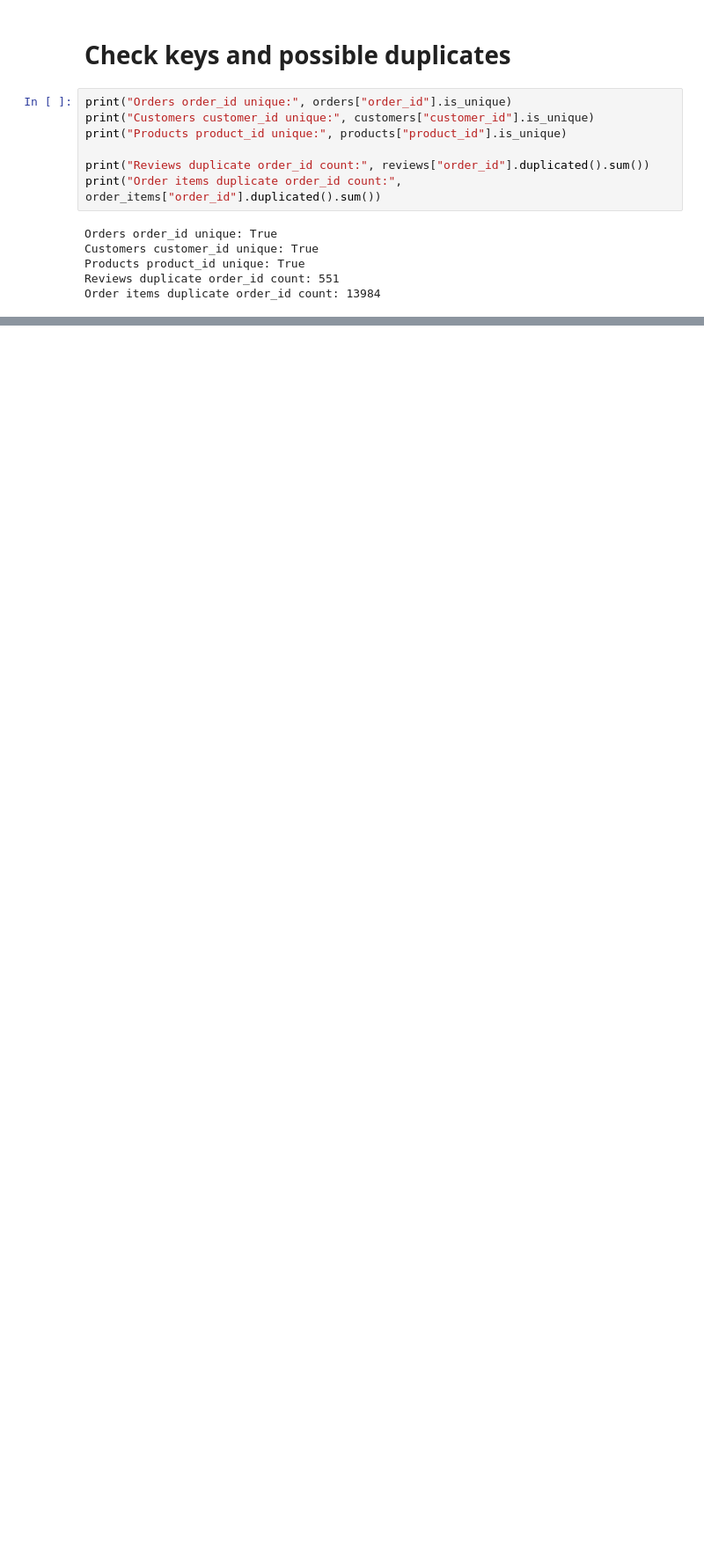
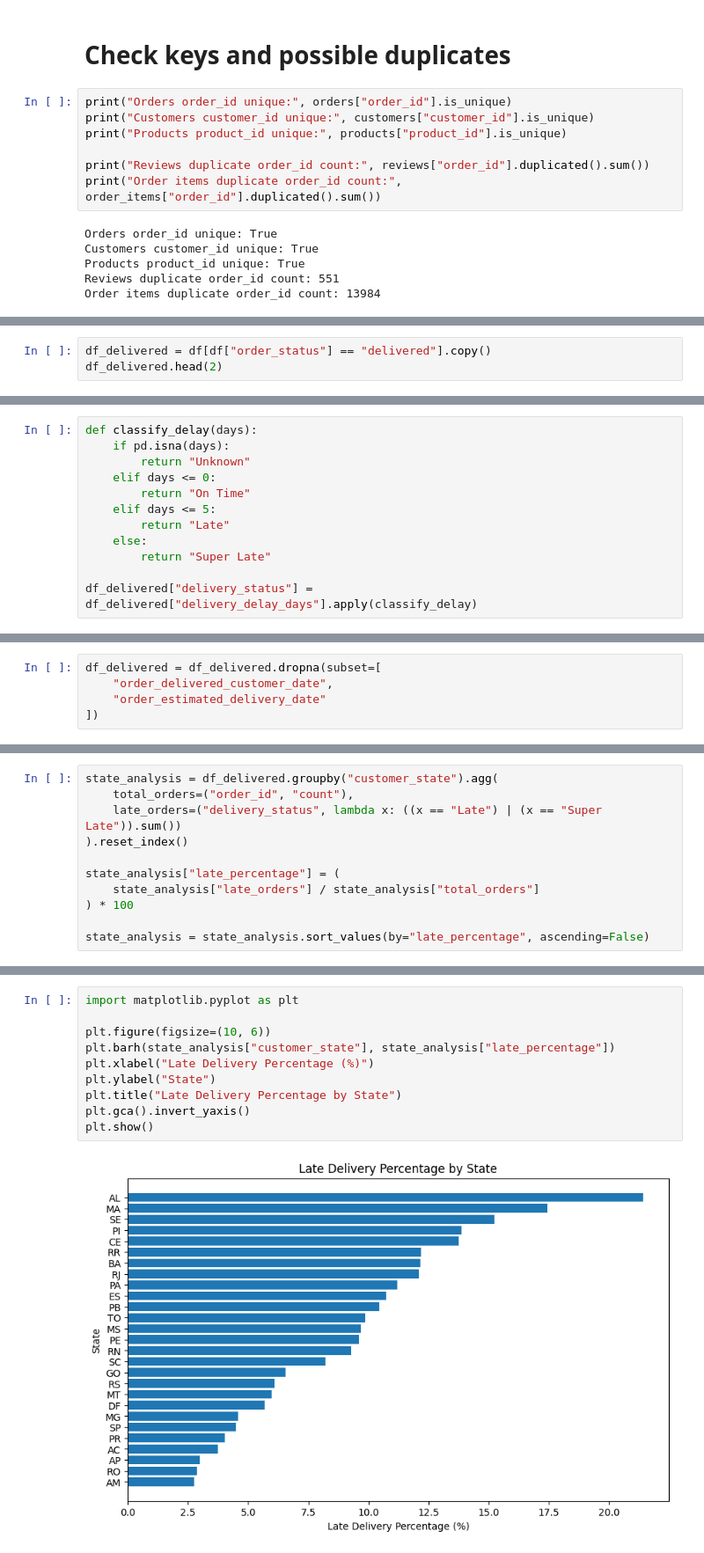
Before and after one commit to BossEl-566/The-Logistics-Auditor, a Jupyter notebook: logistics_auditor.ipynb, the cells around one changed output, grey strips where cells are left out. Shown at 88% size. Cells and saved outputs as stored; diff of their text form; blank space fills up the shorter version.

```diff
--- a/logistics_auditor.ipynb
+++ b/logistics_auditor.ipynb
@@ -84,0 +176,3 @@ Order items duplicate order_id count: 13984
+# %%
+df_delivered = df[df["order_status"] == "delivered"].copy()
+df_delivered.head(2)
@@ -84,0 +185,12 @@ Order items duplicate order_id count: 13984
+# %%
+def classify_delay(days):
+    if pd.isna(days):
+        return "Unknown"
+    elif days <= 0:
+        return "On Time"
+    elif days <= 5:
+        return "Late"
+    else:
+        return "Super Late"
+
+df_delivered["delivery_status"] = df_delivered["delivery_delay_days"].apply(classify_delay)
@@ -84,0 +220,5 @@ Order items duplicate order_id count: 13984
+# %%
+df_delivered = df_delivered.dropna(subset=[
+    "order_delivered_customer_date",
+    "order_estimated_delivery_date"
+])
@@ -84,0 +227,11 @@ Order items duplicate order_id count: 13984
+# %%
+state_analysis = df_delivered.groupby("customer_state").agg(
+    total_orders=("order_id", "count"),
+    late_orders=("delivery_status", lambda x: ((x == "Late") | (x == "Super Late")).sum())
+).reset_index()
+
+state_analysis["late_percentage"] = (
+    state_analysis["late_orders"] / state_analysis["total_orders"]
+) * 100
+
+state_analysis = state_analysis.sort_values(by="late_percentage", ascending=False)
@@ -84,0 +260,12 @@ Order items duplicate order_id count: 13984
+# %%
+import matplotlib.pyplot as plt
+
+plt.figure(figsize=(10, 6))
+plt.barh(state_analysis["customer_state"], state_analysis["late_percentage"])
+plt.xlabel("Late Delivery Percentage (%)")
+plt.ylabel("State")
+plt.title("Late Delivery Percentage by State")
+plt.gca().invert_yaxis()
+plt.show()
+# %% [output]
+[figure, added]
```
Also changed, not shown: parts of 33 cells of this notebook.
